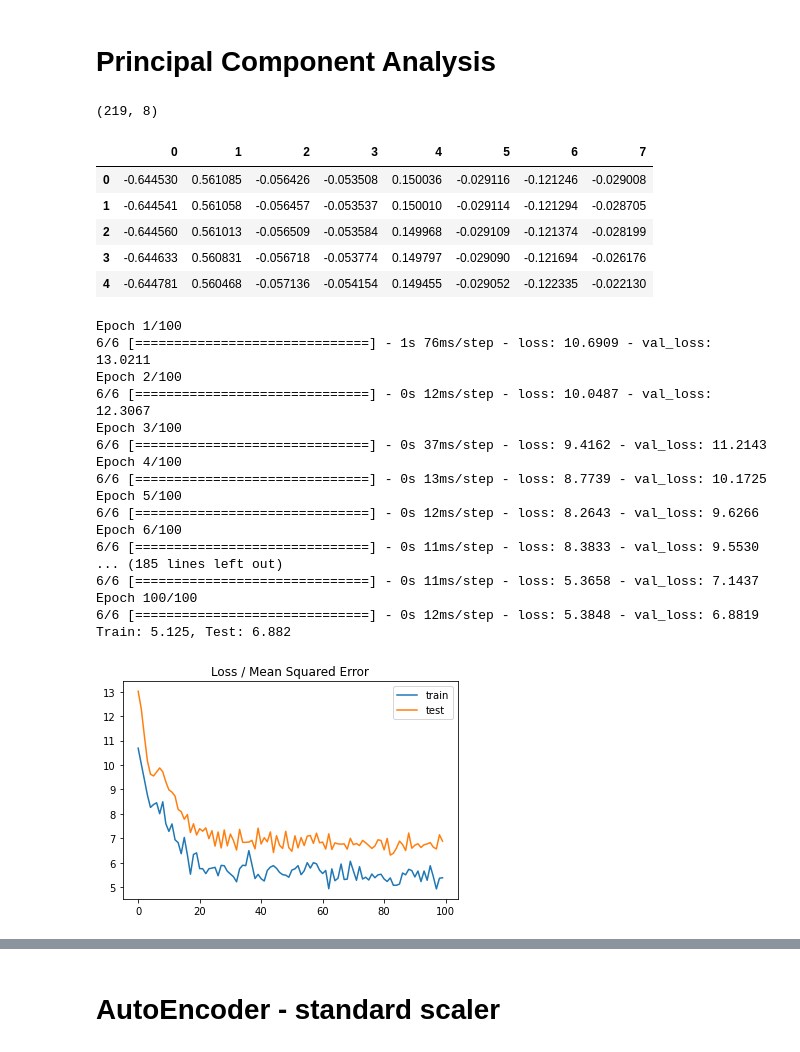
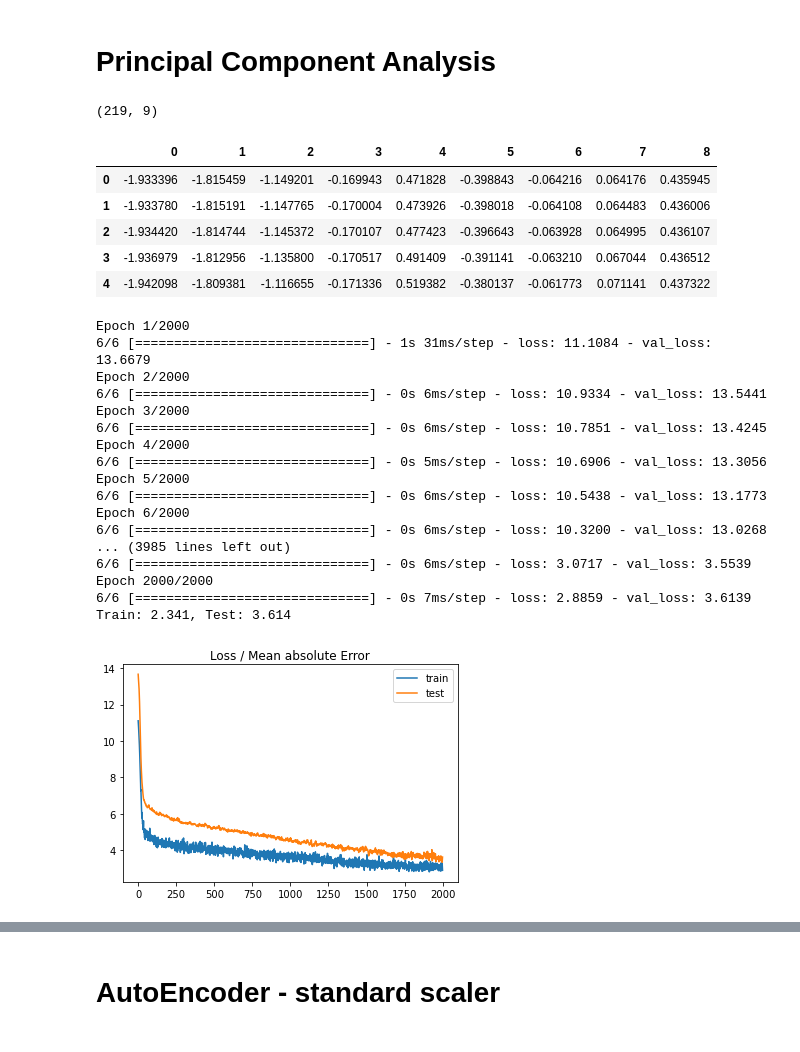
Before and after one commit to vinayakkrishanprasad/Prediction-of-Phase-Fraction-of-Steel-to-obtain-Aging-Response, a Jupyter notebook: Aging_new.ipynb, the cells around one changed output, grey strips where cells are left out. Drawn from its saved outputs; the diff is of its cells as text; code cells hidden in the pictures.

Commit message:
The graph for the neural network

```diff
--- a/Aging_new.ipynb
+++ b/Aging_new.ipynb
@@ -331,8 +345,7 @@ NameError: name 'R2' is not defined
 # %% [markdown]
 # Principal Component Analysis
 # %%
-from sklearn.preprocessing import MinMaxScaler
-scaler = MinMaxScaler()
+scaler = StandardScaler()
 X= scaler.fit_transform(X)
 # %%
 # from sklearn.model_selection import train_test_split
@@ -345,17 +358,17 @@ X_pca = pca.fit_transform(X)
 # %%
 X_pca.shape
 # %% [output]
-(219, 8)
+(219, 9)
 # %%
 PCA_df = pd.DataFrame(data = X_pca)
 PCA_df.head()
 # %% [output]
-|  | 0 | 1 | 2 | 3 | 4 | 5 | 6 | 7 |
-| 0 | -0.644530 | 0.561085 | -0.056426 | -0.053508 | 0.150036 | -0.029116 | -0.121246 | -0.029008 |
-| 1 | -0.644541 | 0.561058 | -0.056457 | -0.053537 | 0.150010 | -0.029114 | -0.121294 | -0.028705 |
-| 2 | -0.644560 | 0.561013 | -0.056509 | -0.053584 | 0.149968 | -0.029109 | -0.121374 | -0.028199 |
-| 3 | -0.644633 | 0.560831 | -0.056718 | -0.053774 | 0.149797 | -0.029090 | -0.121694 | -0.026176 |
-| 4 | -0.644781 | 0.560468 | -0.057136 | -0.054154 | 0.149455 | -0.029052 | -0.122335 | -0.022130 |
+|  | 0 | 1 | 2 | 3 | 4 | 5 | 6 | 7 | 8 |
+| 0 | -1.933396 | -1.815459 | -1.149201 | -0.169943 | 0.471828 | -0.398843 | -0.064216 | 0.064176 | 0.435945 |
+| 1 | -1.933780 | -1.815191 | -1.147765 | -0.170004 | 0.473926 | -0.398018 | -0.064108 | 0.064483 | 0.436006 |
+| 2 | -1.934420 | -1.814744 | -1.145372 | -0.170107 | 0.477423 | -0.396643 | -0.063928 | 0.064995 | 0.436107 |
+| 3 | -1.936979 | -1.812956 | -1.135800 | -0.170517 | 0.491409 | -0.391141 | -0.063210 | 0.067044 | 0.436512 |
+| 4 | -1.942098 | -1.809381 | -1.116655 | -0.171336 | 0.519382 | -0.380137 | -0.061773 | 0.071141 | 0.437322 |
 # %%
 from sklearn.model_selection import train_test_split
 X_train, X_test, Y_train, Y_test = train_test_split(PCA_df, Y, test_size=0.20, random_state=101)
@@ -363,47 +376,54 @@ X_train, X_test, Y_train, Y_test = train_test_split(PCA_df, Y, test_size=0.20, r
 from sklearn.model_selection import KFold, StratifiedKFold, cross_val_score
 from sklearn import linear_model, tree, ensemble
 # %%
+tf.random.set_seed(1)
+os.environ['PYTHONHASHSEED']=str(1)
+tf.random.set_seed(1)
+np.random.seed(1)
+random.seed(1)
 reg_model = Sequential()
-a=reg_model.add(Dense(6, input_dim=8, activation=LeakyReLU(),kernel_initializer='he_uniform',kernel_regularizer='l2'))
-reg_model.add(Dense(3, activation=LeakyReLU(),kernel_regularizer='l2'))
+reg_model.add(Dense(64, input_dim=9, activation='relu',kernel_regularizer='l2'))
 reg_model.add(Dropout(0.2))
-reg_model.add(Dense(1, activation='linear',kernel_regularizer='l2'))
+reg_model.add(Dense(16, activation='relu',kernel_regularizer='l2'))
+reg_model.add(Dropout(0.2))
+reg_model.add(Dense(8, activation='relu',kernel_regularizer='l2'))
+reg_model.add(Dense(1, activation='linear'))
 reg_model.compile(loss='mae',
-                optimizer=opt)
+                optimizer='adam')
 
 
 history = reg_model.fit(X_train, Y_train,
                             validation_data=(X_test, Y_test),
-                            epochs=100, verbose=1)
+                            epochs=2000, verbose=1)
 y_pred=reg_model.predict(X_test)
-train_mse = reg_model.evaluate(X_train, Y_train, verbose=0)
-test_mse = reg_model.evaluate(X_test, Y_test, verbose=0)
-print('Train: %.3f, Test: %.3f' % (train_mse, test_mse))
+train_mae = reg_model.evaluate(X_train, Y_train, verbose=0)
+test_mae = reg_model.evaluate(X_test, Y_test, verbose=0)
+print('Train: %.3f, Test: %.3f' % (train_mae, test_mae))
 # plot loss during training
-plt.title('Loss / Mean Squared Error')
+plt.title('Loss / Mean absolute Error')
 plt.plot(history.history['loss'], label='train')
 plt.plot(history.history['val_loss'], label='test')
 plt.legend()
 plt.show()
 # %% [output]
-Epoch 1/100
-6/6 [==============================] - 1s 76ms/step - loss: 10.6909 - val_loss: 13.0211
-Epoch 2/100
-6/6 [==============================] - 0s 12ms/step - loss: 10.0487 - val_loss: 12.3067
-Epoch 3/100
-6/6 [==============================] - 0s 37ms/step - loss: 9.4162 - val_loss: 11.2143
-Epoch 4/100
-6/6 [==============================] - 0s 13ms/step - loss: 8.7739 - val_loss: 10.1725
-Epoch 5/100
-6/6 [==============================] - 0s 12ms/step - loss: 8.2643 - val_loss: 9.6266
-Epoch 6/100
-6/6 [==============================] - 0s 11ms/step - loss: 8.3833 - val_loss: 9.5530
-... (185 lines left out)
-6/6 [==============================] - 0s 11ms/step - loss: 5.3658 - val_loss: 7.1437
-Epoch 100/100
-6/6 [==============================] - 0s 12ms/step - loss: 5.3848 - val_loss: 6.8819
-Train: 5.125, Test: 6.882
+Epoch 1/2000
+6/6 [==============================] - 1s 31ms/step - loss: 11.1084 - val_loss: 13.6679
+Epoch 2/2000
+6/6 [==============================] - 0s 6ms/step - loss: 10.9334 - val_loss: 13.5441
+Epoch 3/2000
+6/6 [==============================] - 0s 6ms/step - loss: 10.7851 - val_loss: 13.4245
+Epoch 4/2000
+6/6 [==============================] - 0s 5ms/step - loss: 10.6906 - val_loss: 13.3056
+Epoch 5/2000
+6/6 [==============================] - 0s 6ms/step - loss: 10.5438 - val_loss: 13.1773
+Epoch 6/2000
+6/6 [==============================] - 0s 6ms/step - loss: 10.3200 - val_loss: 13.0268
+... (3985 lines left out)
+6/6 [==============================] - 0s 6ms/step - loss: 3.0717 - val_loss: 3.5539
+Epoch 2000/2000
+6/6 [==============================] - 0s 7ms/step - loss: 2.8859 - val_loss: 3.6139
+Train: 2.341, Test: 3.614
-[figure, old version]
+[figure, new version]
 # %%
 R2=r2_score(Y_test,y_pred)
 # %%
```
Also changed, not shown: parts of 9 cells of this notebook.
